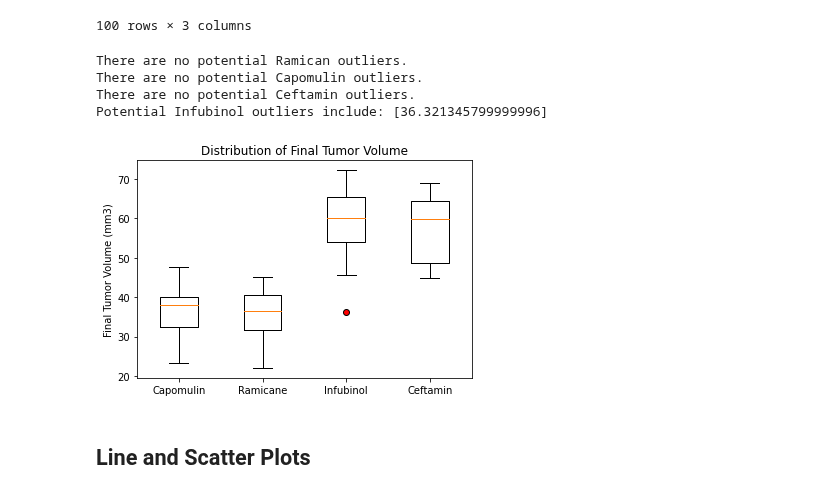
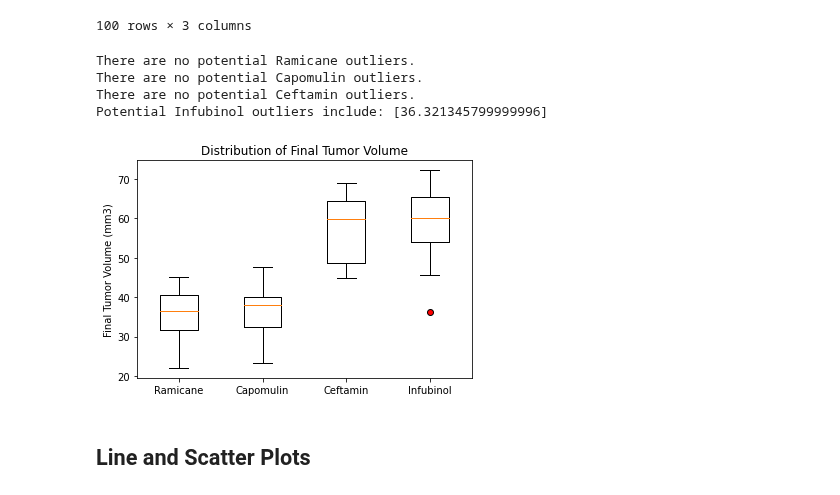
Before and after one commit to rebekahcallkacz/matplotlib-challenge, a Jupyter notebook: Pymaceuticals/main.ipynb, the cells around one changed output. Cells and saved outputs as stored; diff of their text form; code cells hidden in the pictures.

Commit message:
finalized function and cleaned up repetition

```diff
--- a/Pymaceuticals/main.ipynb
+++ b/Pymaceuticals/main.ipynb
@@ -241,67 +235,26 @@ last_timepoints_clean
 | 803 | y865 | Ceftamin | 64.729837 |
 | 813 | z581 | Infubinol | 62.754451 |
 100 rows × 3 columns
-# %%
-#Identify potential Ramicane outliers using IQR
-#writing one function that does the entire thing
-#pass this list of drug names into the function with last_timepoints_clean
-#listofdrugnames = []
-#loop through list, for each drugname in list, filter dataset and then determine outliers
-#ramicane_final = last_timepoints_clean['Tumor Volume (mm3)'].loc[last_timepoints_clean['Drug Regimen']==drugname]
-#return print statements
-
-ramicane_final = last_timepoints_clean['Tumor Volume (mm3)'].loc[last_timepoints_clean['Drug Regimen']=='Ramicane']
-lower_bound_r, upper_bound_r = calculateIQR(ramicane_final)
-ramicane_outliers = [volume for volume in ramicane_final if volume < lower_bound_r or volume >upper_bound_r]
-if ramicane_outliers == []:
-    print('There are no potential Ramicane outliers.')
-else:
-    print(f'Potential Ramicane outliers include: {ramicane_outliers}')
-
-#Identify potential Capomulin outliers using IQR
-capomulin_final = last_timepoints_clean['Tumor Volume (mm3)'].loc[last_timepoints_clean['Drug Regimen']=='Capomulin']
-lower_bound_ca, upper_bound_ca = calculateIQR(capomulin_final)
-capomulin_outliers = [volume for volume in capomulin_final if volume < lower_bound_ca or volume >upper_bound_ca]
-if capomulin_outliers == []:
-    print('There are no potential Capomulin outliers.')
-else:
-    print(f'Potential Capomulin outliers include: {capomulin_outliers}')
-
-#Identify potential Ceftamin outliers using IQR
-ceftamin_final = last_timepoints_clean['Tumor Volume (mm3)'].loc[last_timepoints_clean['Drug Regimen']=='Ceftamin']
-lower_bound_ce, upper_bound_ce = calculateIQR(ceftamin_final)
-ceftamin_outliers = [volume for volume in ceftamin_final if volume < lower_bound_ce or volume >upper_bound_ce]
-if ceftamin_outliers == []:
-    print('There are no potential Ceftamin outliers.')
-else:
-    print(f'Potential Ceftamin outliers include: {ceftamin_outliers}')
-
-#Identify potential Infubinol outliers using IQR
-infubinol_final = last_timepoints_clean['Tumor Volume (mm3)'].loc[last_timepoints_clean['Drug Regimen']=='Infubinol']
-lower_bound_i, upper_bound_i = calculateIQR(infubinol_final)
-infubinol_outliers = [volume for volume in infubinol_final if volume < lower_bound_i or volume >upper_bound_i]
-if infubinol_outliers == []:
-    print('There are no potential Infubinol outliers.')
-else:
-    print(f'Potential Infubinol outliers include: {infubinol_outliers}')
-# %% [output]
-There are no potential Ramican outliers.
-There are no potential Capomulin outliers.
-There are no potential Ceftamin outliers.
-Potential Infubinol outliers include: [36.321345799999996]
+# %%
+#Identify potential outliers using upper and lower bounds of IQR
+listofdrugnames = ['Ramicane', 'Capomulin', 'Ceftamin', 'Infubinol']
+calculate_outliers(listofdrugnames, last_timepoints_clean)
+# %% [output]
+There are no potential Ramicane outliers.
+There are no potential Capomulin outliers.
+There are no potential Ceftamin outliers.
+Potential Infubinol outliers include: [36.321345799999996]
 # %%
 # Generate a box plot of the final tumor volume of each mouse across four regimens of interest
-treatments = ['Capomulin', 'Ramicane', 'Infubinol', 'Ceftamin']
-
 outlier_format = dict(markerfacecolor='r', marker='o')
-plt.boxplot([capomulin_final, ramicane_final, infubinol_final, ceftamin_final], flierprops=outlier_format)
+plt.boxplot([last_timepoints_clean['Tumor Volume (mm3)'].loc[last_timepoints_clean['Drug Regimen']==drug] for drug in listofdrugnames], flierprops=outlier_format)
 plt.title('Distribution of Final Tumor Volume')
 plt.ylabel('Final Tumor Volume (mm3)')
-plt.xticks([1, 2, 3, 4], treatments)
+plt.xticks([1, 2, 3, 4], listofdrugnames)
 plt.savefig('Images/finaltumorvolumeboxplot.png')
 plt.show()
 # %% [output]
-[figure, old version]
+[figure, new version]
 # %% [markdown]
 ## Line and Scatter Plots
 # %%
```
Also changed, not shown: parts of 11 cells of this notebook, 3 other files.
